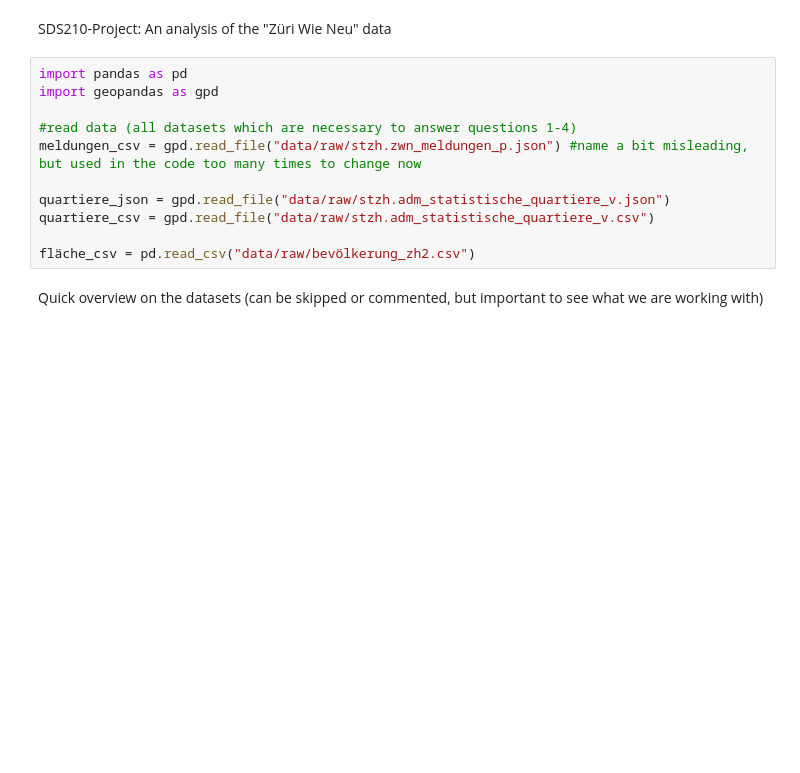
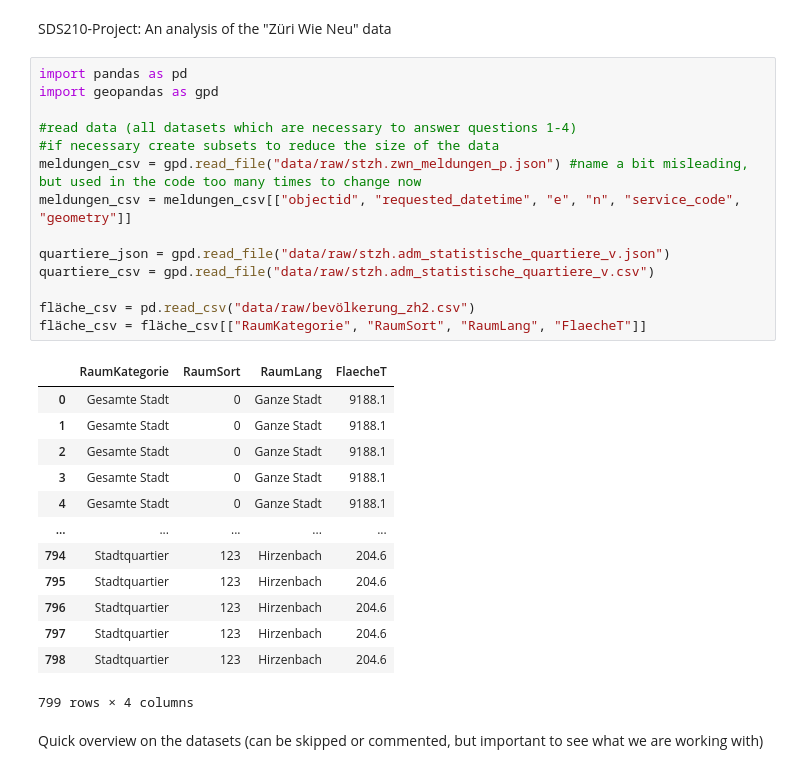
Before and after one commit to eelin-eelin/SDS210-project, a Jupyter notebook: notebooks/Project Notebook 1.ipynb, the cells around one changed output. Cells and saved outputs as stored; diff of their text form; blank space fills up the shorter version.

Commit message:
first coding box: created subsets of data, bc sometimes they include attributes I do not need at all and then including them into the analysis makes it unneccesarily large, slow and confusing

```diff
--- a/notebooks/Project Notebook 1.ipynb
+++ b/notebooks/Project Notebook 1.ipynb
@@ -3,14 +3,31 @@ SDS210-Project: An analysis of the "Züri Wie Neu" data
 # %%
 import pandas as pd
 import geopandas as gpd
 
 #read data (all datasets which are necessary to answer questions 1-4)
+#if necessary create subsets to reduce the size of the data
 meldungen_csv = gpd.read_file("data/raw/stzh.zwn_meldungen_p.json") #name a bit misleading, but used in the code too many times to change now
+meldungen_csv = meldungen_csv[["objectid", "requested_datetime", "e", "n", "service_code", "geometry"]]
 
 quartiere_json = gpd.read_file("data/raw/stzh.adm_statistische_quartiere_v.json")
 quartiere_csv = gpd.read_file("data/raw/stzh.adm_statistische_quartiere_v.csv")
 
 fläche_csv = pd.read_csv("data/raw/bevölkerung_zh2.csv")
+fläche_csv = fläche_csv[["RaumKategorie", "RaumSort", "RaumLang", "FlaecheT"]]
+# %% [output]
+|  | RaumKategorie | RaumSort | RaumLang | FlaecheT |
+| 0 | Gesamte Stadt | 0 | Ganze Stadt | 9188.1 |
+| 1 | Gesamte Stadt | 0 | Ganze Stadt | 9188.1 |
+| 2 | Gesamte Stadt | 0 | Ganze Stadt | 9188.1 |
+| 3 | Gesamte Stadt | 0 | Ganze Stadt | 9188.1 |
+| 4 | Gesamte Stadt | 0 | Ganze Stadt | 9188.1 |
+| ... | ... | ... | ... | ... |
+| 794 | Stadtquartier | 123 | Hirzenbach | 204.6 |
+| 795 | Stadtquartier | 123 | Hirzenbach | 204.6 |
+| 796 | Stadtquartier | 123 | Hirzenbach | 204.6 |
+| 797 | Stadtquartier | 123 | Hirzenbach | 204.6 |
+| 798 | Stadtquartier | 123 | Hirzenbach | 204.6 |
+799 rows × 4 columns
 # %% [markdown]
 Quick overview on the datasets (can be skipped or commented, but important to see what we are working with)
 # %%
```
